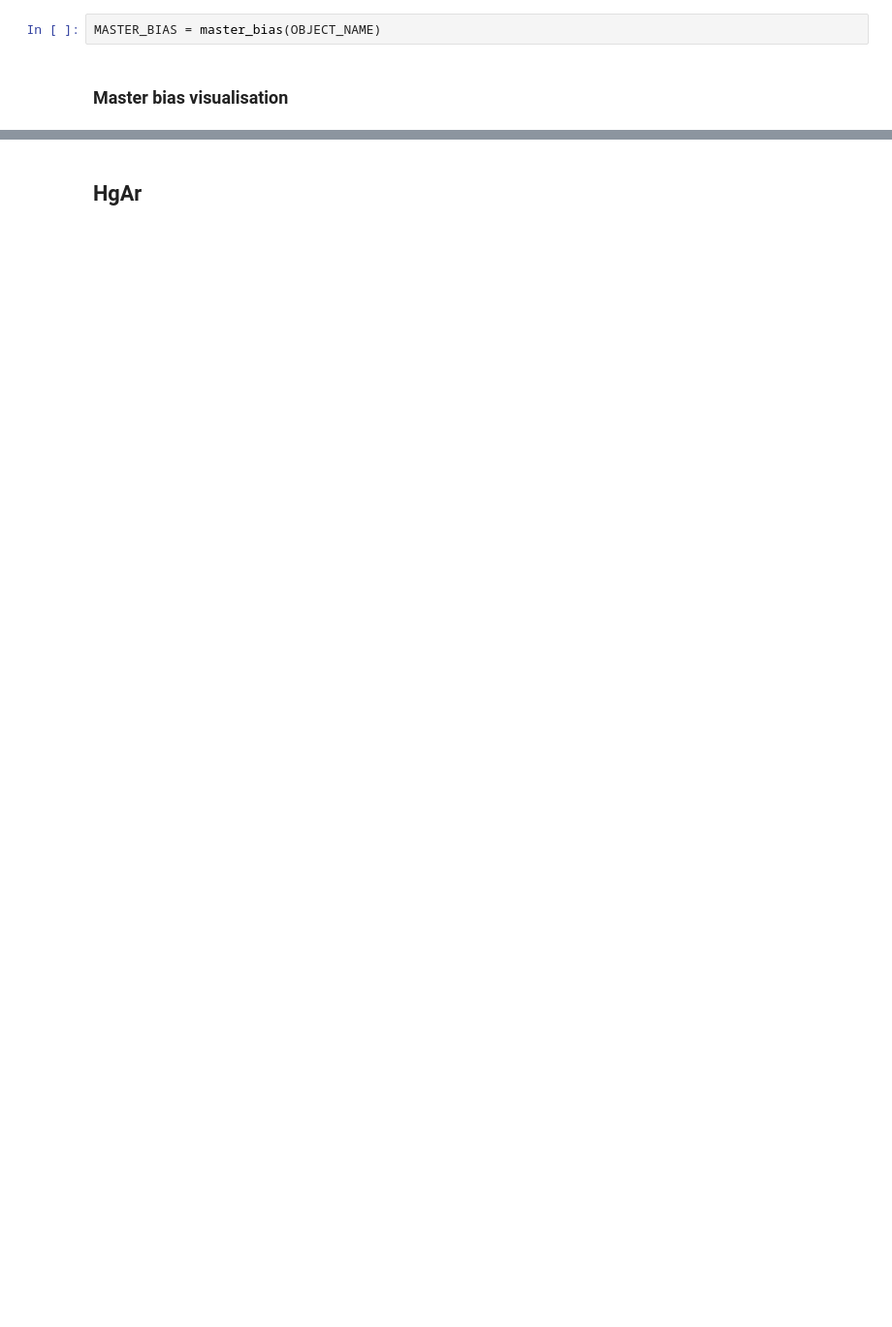
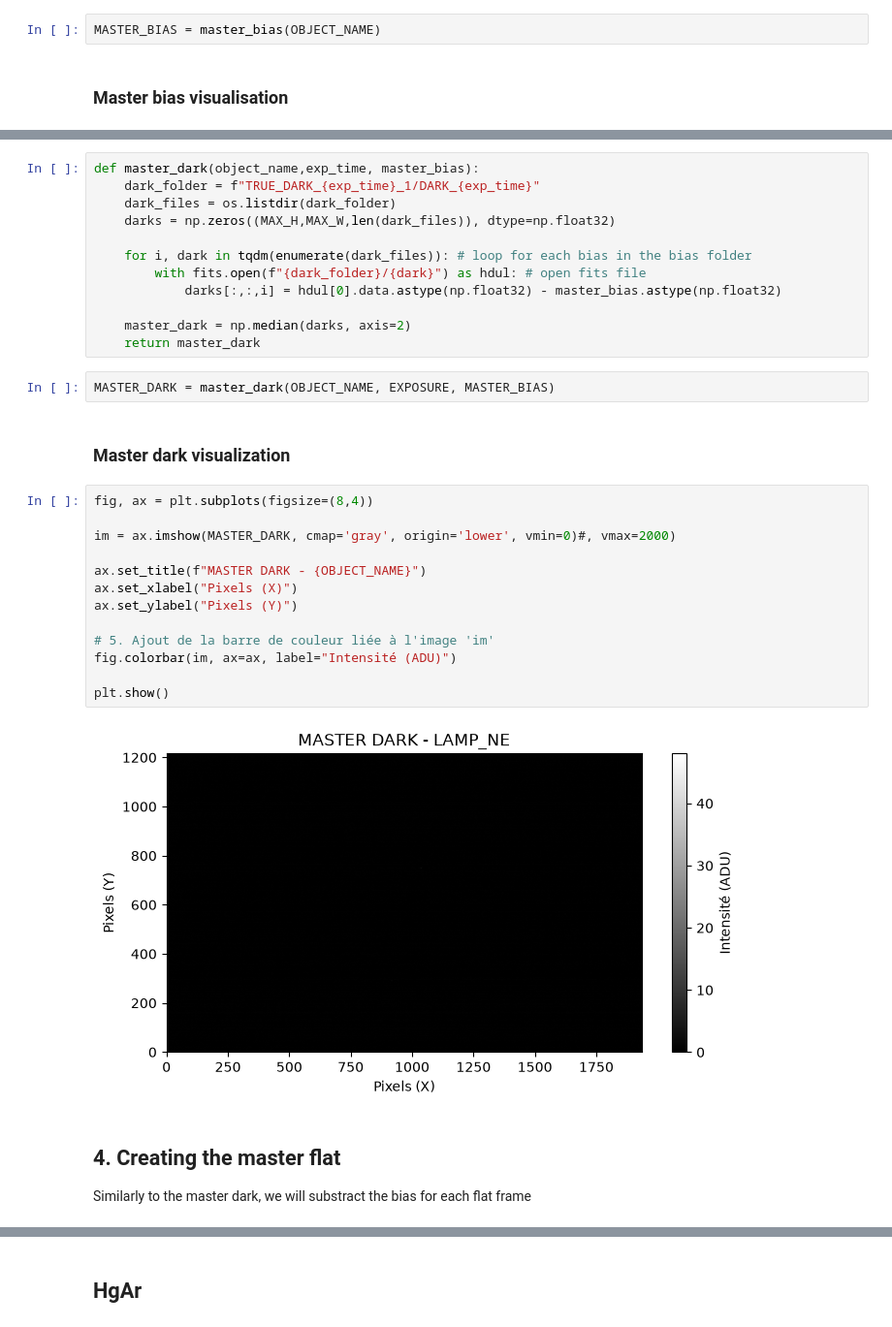
Before and after one commit to lalygator/cmos-software, a Jupyter notebook: data_analysis.ipynb, the cells around one changed output, grey strips where cells are left out. Shown at 97% size. Saved outputs shown, nothing was run; the diff lists cells and outputs as text; blank space fills up the shorter version.

```diff
--- a/data_analysis.ipynb
+++ b/data_analysis.ipynb
@@ -72,0 +88,35 @@ plt.show()
+# %%
+def master_dark(object_name,exp_time, master_bias):
+    dark_folder = f"TRUE_DARK_{exp_time}_1/DARK_{exp_time}"
+    dark_files = os.listdir(dark_folder)
+    darks = np.zeros((MAX_H,MAX_W,len(dark_files)), dtype=np.float32)
+
+    for i, dark in tqdm(enumerate(dark_files)): # loop for each bias in the bias folder
+        with fits.open(f"{dark_folder}/{dark}") as hdul: # open fits file
+            darks[:,:,i] = hdul[0].data.astype(np.float32) - master_bias.astype(np.float32)
+
+    master_dark = np.median(darks, axis=2)
+    return master_dark
+# %%
+MASTER_DARK = master_dark(OBJECT_NAME, EXPOSURE, MASTER_BIAS)
+# %% [markdown]
+### Master dark visualization
+# %%
+fig, ax = plt.subplots(figsize=(8,4))
+
+im = ax.imshow(MASTER_DARK, cmap='gray', origin='lower', vmin=0)#, vmax=2000)
+
+ax.set_title(f"MASTER DARK - {OBJECT_NAME}")
+ax.set_xlabel("Pixels (X)")
+ax.set_ylabel("Pixels (Y)")
+
+# 5. Ajout de la barre de couleur liée à l'image 'im'
+fig.colorbar(im, ax=ax, label="Intensité (ADU)")
+
+plt.show()
+# %% [output]
+[figure, added]
+# %% [markdown]
+## **4. Creating the master flat**
+
+Similarly to the master dark, we will substract the bias for each flat frame
```
Also changed, not shown: parts of 71 cells of this notebook, 4 other files.
